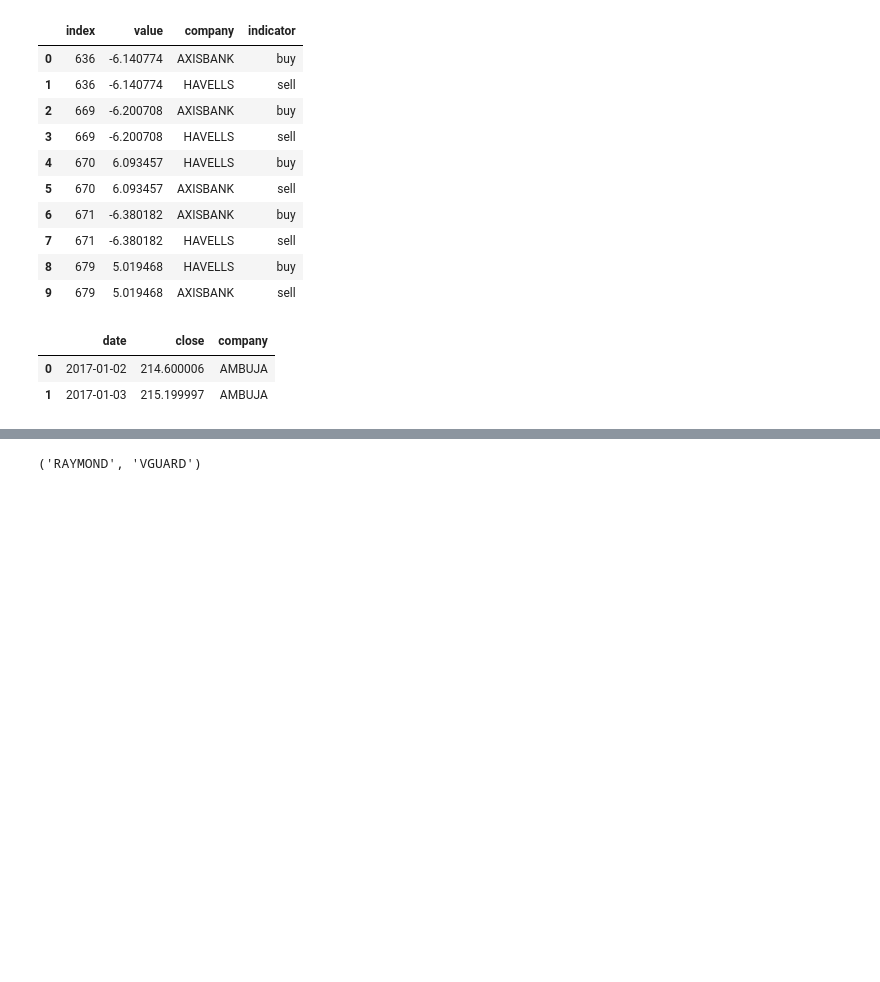
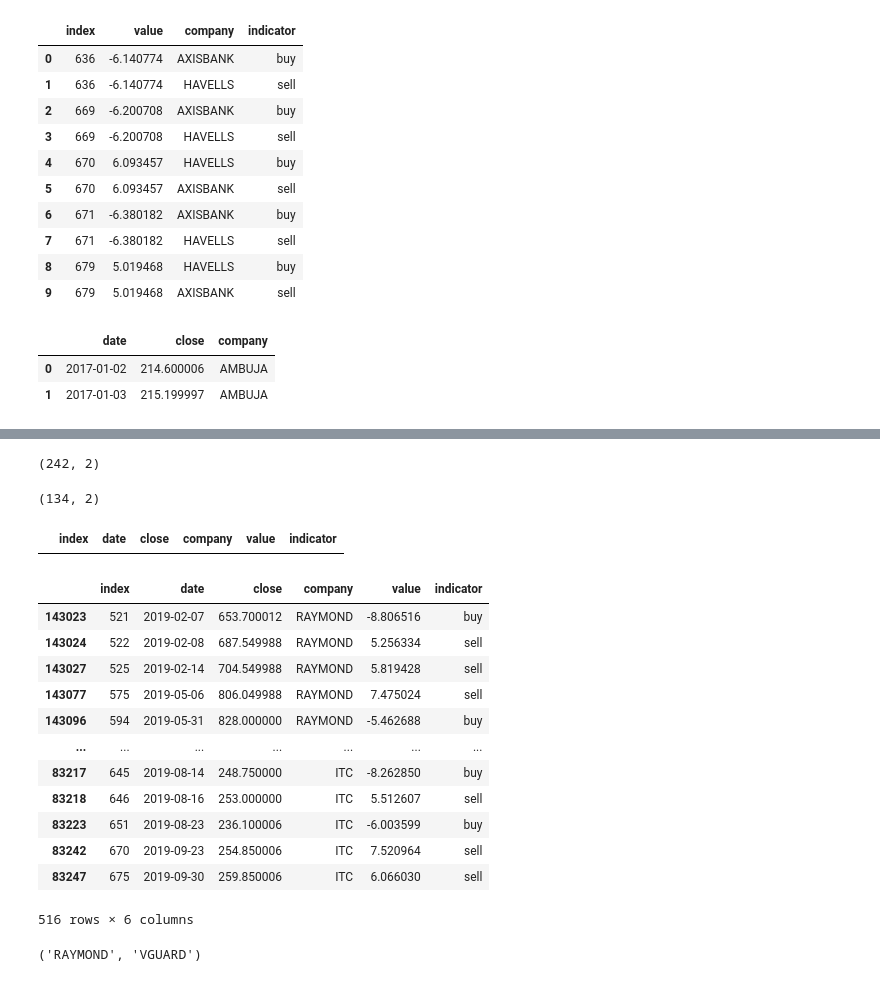
Before and after one commit to kiran74-ds/algorithmic_trading, a Jupyter notebook: Stock_data__27_12.ipynb, the cells around one changed output, grey strips where cells are left out. Drawn from its saved outputs; the diff is of its cells as text; code cells hidden in the pictures; blank space fills up the shorter version.

```diff
--- a/Stock_data__27_12.ipynb
+++ b/Stock_data__27_12.ipynb
@@ -387,5 +541,34 @@ for ix in range(t6.shape[0]):
+# %%
+df_2019_non.shape
+# %% [output]
+(242, 2)
+# %%
+df_2019_non[df_2019_non['indicator_bool']>0].shape
+# %% [output]
+(134, 2)
+# %%
+df_01_2019 = stock_final[stock_final['date']=='2019-01-01']
+df_01_2019[~df_01_2019['indicator'].isnull()]
+# %% [output]
+|  | index | date | close | company | value | indicator |
 # %%
 tradable_stocks = stock_final[~stock_final['indicator'].isnull()]
+# %%
+tradable_stocks
+# %% [output]
+|  | index | date | close | company | value | indicator |
+| 143023 | 521 | 2019-02-07 | 653.700012 | RAYMOND | -8.806516 | buy |
+| 143024 | 522 | 2019-02-08 | 687.549988 | RAYMOND | 5.256334 | sell |
+| 143027 | 525 | 2019-02-14 | 704.549988 | RAYMOND | 5.819428 | sell |
+| 143077 | 575 | 2019-05-06 | 806.049988 | RAYMOND | 7.475024 | sell |
+| 143096 | 594 | 2019-05-31 | 828.000000 | RAYMOND | -5.462688 | buy |
+| ... | ... | ... | ... | ... | ... | ... |
+| 83217 | 645 | 2019-08-14 | 248.750000 | ITC | -8.262850 | buy |
+| 83218 | 646 | 2019-08-16 | 253.000000 | ITC | 5.512607 | sell |
+| 83223 | 651 | 2019-08-23 | 236.100006 | ITC | -6.003599 | buy |
+| 83242 | 670 | 2019-09-23 | 254.850006 | ITC | 7.520964 | sell |
+| 83247 | 675 | 2019-09-30 | 259.850006 | ITC | 6.066030 | sell |
+516 rows × 6 columns
 # %%
 ix = 0
 t6.iloc[ix]['original'], t6.iloc[ix]['match']
```
Also changed, not shown: parts of 22 cells of this notebook.
